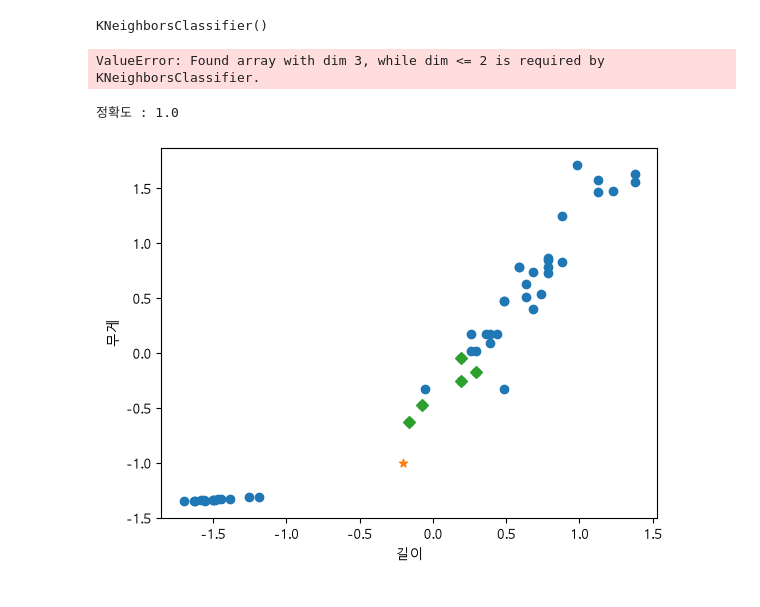
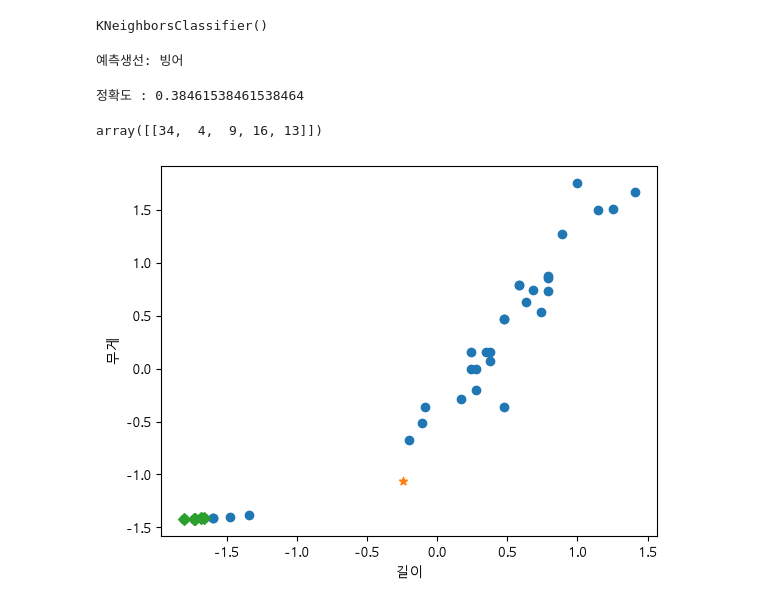
Before and after one commit to YoonKHee/aix_learn_1106, a Jupyter notebook: P1109/p1109_06.ipynb, the cells around one changed output. Saved outputs shown, nothing was run; the diff lists cells and outputs as text; code cells hidden in the pictures.

```diff
--- a/P1109/p1109_06.ipynb
+++ b/P1109/p1109_06.ipynb
@@ -68,24 +70,29 @@ clf.fit(train_data, train_label)
 KNeighborsClassifier()
 # %%
 # 5. 데이터 예측
-result = clf.predict([new_scaled])
-print('예측생선:','도미' if result == 1 else '빙어') # 도미
+result = clf.predict(test_scaled)
+# print('예측생선:','도미' if result == 1 else '빙어') # 도미
 # %% [output]
-ValueError: Found array with dim 3, while dim <= 2 is required by KNeighborsClassifier.
+예측생선: 빙어
 # %%
 # 6. 정확도
-score = clf.score(test_data, test_label)
+score = clf.score(test_scaled, test_label)
 print("정확도 :", score)
+
+# kneighbors 알고리즘 사용시 사용
+distances,indexes = clf.kneighbors(new_scaled)
+indexes
 # %% [output]
-정확도 : 1.0
+정확도 : 0.38461538461538464
+array([[34,  4,  9, 16, 13]])
 # %%
 # 7. 그래프 출력
 plt.scatter(train_scaled[:,0], train_scaled[:,1])   # 전체 데이터 (표준점수)
-plt.scatter(new_scaled[0], new_scaled[1], marker='*')    # [25,120] (표준점수)
-distances, indexes = clf.kneighbors([new_scaled])
-plt.scatter(train_data[indexes,0], train_data[indexes,1], marker='D')
+plt.scatter(new_scaled[:,0], new_scaled[:,1], marker='*')    # [25,120] (표준점수)
+distances, indexes = clf.kneighbors(new_scaled)
+plt.scatter(train_scaled[indexes,0], train_scaled[indexes,1], marker='D')
 plt.xlabel('길이')
 plt.ylabel('무게')
 plt.show()
 # %% [output]
-[figure, old version]
+[figure, new version]
```
Also changed, not shown: parts of 7 cells of this notebook.
